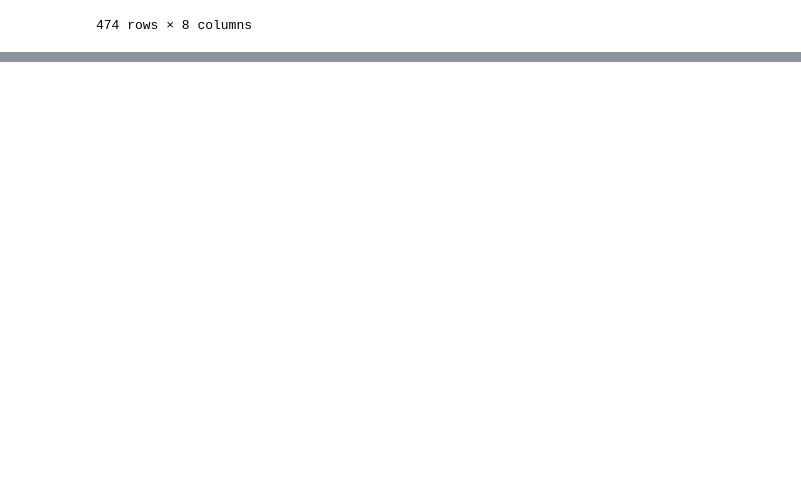
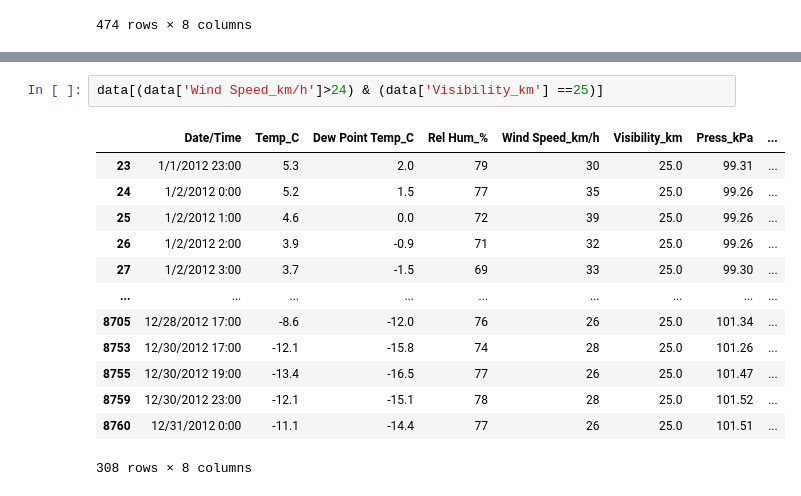
Before and after one commit to JunaidAshraf05/Data-Analysis, a Jupyter notebook: 1.ipynb, the cells around one changed output, grey strips where cells are left out. Saved outputs shown, nothing was run; the diff lists cells and outputs as text; blank space fills up the shorter version.

```diff
--- a/1.ipynb
+++ b/1.ipynb
@@ -318,0 +444,16 @@ data.isnull().sum
+# %%
+data[(data['Wind Speed_km/h']>24) & (data['Visibility_km'] ==25)]
+# %% [output]
+|  | Date/Time | Temp_C | Dew Point Temp_C | Rel Hum_% | Wind Speed_km/h | Visibility_km | Press_kPa | ... |
+| 23 | 1/1/2012 23:00 | 5.3 | 2.0 | 79 | 30 | 25.0 | 99.31 | ... |
+| 24 | 1/2/2012 0:00 | 5.2 | 1.5 | 77 | 35 | 25.0 | 99.26 | ... |
+| 25 | 1/2/2012 1:00 | 4.6 | 0.0 | 72 | 39 | 25.0 | 99.26 | ... |
+| 26 | 1/2/2012 2:00 | 3.9 | -0.9 | 71 | 32 | 25.0 | 99.26 | ... |
+| 27 | 1/2/2012 3:00 | 3.7 | -1.5 | 69 | 33 | 25.0 | 99.30 | ... |
+| ... | ... | ... | ... | ... | ... | ... | ... | ... |
+| 8705 | 12/28/2012 17:00 | -8.6 | -12.0 | 76 | 26 | 25.0 | 101.34 | ... |
+| 8753 | 12/30/2012 17:00 | -12.1 | -15.8 | 74 | 28 | 25.0 | 101.26 | ... |
+| 8755 | 12/30/2012 19:00 | -13.4 | -16.5 | 77 | 26 | 25.0 | 101.47 | ... |
+| 8759 | 12/30/2012 23:00 | -12.1 | -15.1 | 78 | 28 | 25.0 | 101.52 | ... |
+| 8760 | 12/31/2012 0:00 | -11.1 | -14.4 | 77 | 26 | 25.0 | 101.51 | ... |
+308 rows × 8 columns
```
Also changed, not shown: parts of 18 cells of this notebook.
